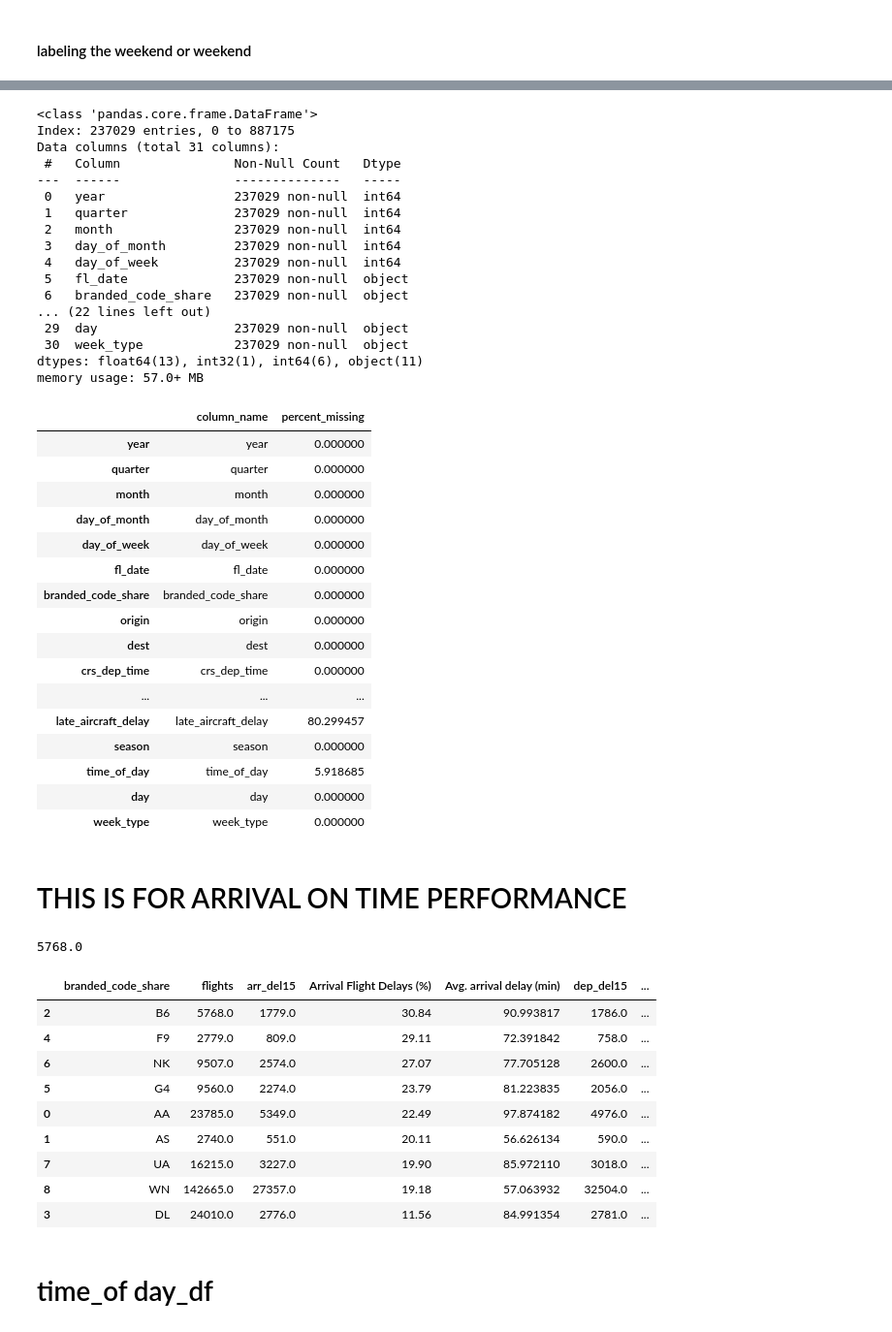
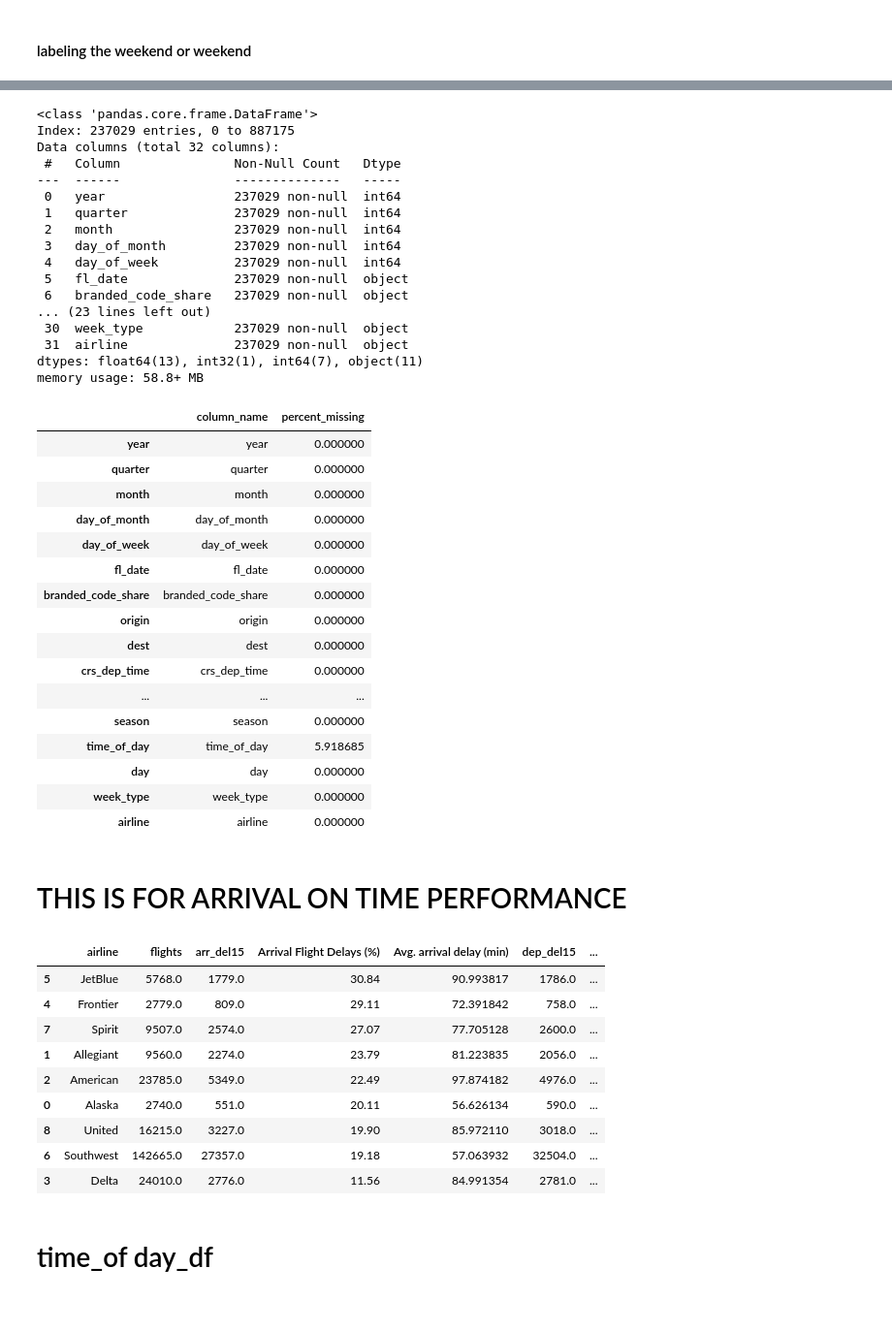
Before and after one commit to jaimreyes/bna-airline-delay-patterns, a Jupyter notebook: airline-delays-arrival.ipynb, the cells around one changed output, grey strips where cells are left out. Shown at 97% size. Drawn from its saved outputs; the diff is of its cells as text; code cells hidden in the pictures.

```diff
--- a/airline-delays-arrival.ipynb
+++ b/airline-delays-arrival.ipynb
@@ -10,7 +10,7 @@ import time
 import os
 from datetime import datetime, date, time
 # %%
-folder_path = "D:\\Jai - NSS\\bna-airline-delay-patterns\\bna-delay-cause"
+folder_path = "D:/Jai - NSS/bna-airline-delay-patterns/bna-delay-cause-files"
 
 # List to store all DataFrames
 all_dfs = []
@@ -290,10 +293,9 @@ time_map = {0: 'Night',
             23:'Evening'}
 
 
-bna_df['crs_arr_time'].tolist()
-bna_df['crs_arr_time'] = bna_df['crs_arr_time'].fillna(0).astype(int)
-bna_df['crs_arr_time'] = bna_df['crs_arr_time']//100
-bna_df['time_of_day'] = bna_df['crs_arr_time'].map(time_map)
+bna_df['arr_time_blk'] = bna_df['arr_time_blk'].astype(str)
+bna_df['arr_time_blk'] = bna_df['arr_time_blk'].str[:2].astype(int)
+bna_df['time_of_day'] = bna_df['arr_time_blk'].map(time_map)
 # %%
 # 1 Monday
 # 2 Tuesday
@@ -342,0 +347,14 @@ bna_df.sample(5)
+# %%
+airline_names ={ 'AA': 'American',
+                    'AS': 'Alaska',
+                    'B6': 'JetBlue',
+                    'DL': 'Delta',
+                    'F9': 'Frontier',
+                    'G4': 'Allegiant',
+                    'HA': 'Hawaiian',
+                    'NK': 'Spirit',
+                    'UA': 'United',
+                    'WN': 'Southwest'}
+
+bna_df['airline'] = bna_df['branded_code_share'].map(airline_names)
+bna_df.sample(5)
@@ -361,7 +387,7 @@ bna_df.info()
 # %% [output]
 <class 'pandas.core.frame.DataFrame'>
 Index: 237029 entries, 0 to 887175
-Data columns (total 31 columns):
+Data columns (total 32 columns):
  #   Column               Non-Null Count   Dtype
 ---  ------               --------------   -----
  0   year                 237029 non-null  int64
@@ -371,11 +397,11 @@ Data columns (total 31 columns):
  4   day_of_week          237029 non-null  int64
  5   fl_date              237029 non-null  object
  6   branded_code_share   237029 non-null  object
-... (22 lines left out)
- 29  day                  237029 non-null  object
+... (23 lines left out)
  30  week_type            237029 non-null  object
-dtypes: float64(13), int32(1), int64(6), object(11)
-memory usage: 57.0+ MB
+ 31  airline              237029 non-null  object
+dtypes: float64(13), int32(1), int64(7), object(11)
+memory usage: 58.8+ MB
 # %%
 percent_missing = bna_df.isnull().sum() * 100 / len(bna_df)
 missing_value_df = pd.DataFrame({'column_name': bna_df.columns,
@@ -394,11 +420,11 @@ missing_value_df
 | dest | dest | 0.000000 |
 | crs_dep_time | crs_dep_time | 0.000000 |
 | ... | ... | ... |
-| late_aircraft_delay | late_aircraft_delay | 80.299457 |
 | season | season | 0.000000 |
 | time_of_day | time_of_day | 5.918685 |
 | day | day | 0.000000 |
 | week_type | week_type | 0.000000 |
+| airline | airline | 0.000000 |
 # %% [markdown]
 # THIS IS FOR ARRIVAL ON TIME PERFORMANCE
 # %%
@@ -407,14 +433,9 @@ bna_df['weather_delay_flight'] = bna_df['weather_delay'].apply(lambda x: 1 if x
 bna_df['nas_delay_flight'] = bna_df['nas_delay'].apply(lambda x: 1 if x > 0 else 0)
 bna_df['security_delay_flight'] = bna_df['security_delay'].apply(lambda x: 1 if x > 0 else 0)
 bna_df['late_aircraft_delay_flight'] = bna_df['late_aircraft_delay'].apply(lambda x: 1 if x > 0 else 0)
-# %%
-jetblue = bna_df[bna_df['branded_code_share'] == 'B6']
-jetblue['flights'].sum()
-# %% [output]
-5768.0
 # %%
 # Aggregate sums by carrier
-carrier_performance_agg = bna_df.groupby('branded_code_share')[['flights',
+carrier_performance_agg = bna_df.groupby('airline')[['flights',
                                                                 'arr_del15',
                                                                 'arr_delay_new',
                                                                 'dep_del15',
@@ -463,44 +484,44 @@ carrier_performance_agg['% delayed due to NAS'] = (carrier_performance_agg['nas_
 
 carrier_performance_agg['% delayed due to security'] = (carrier_performance_agg['security_delay_flight'] /
                                                         flights * 100).round(2)
 
 carrier_performance_agg['% delayed due to late aircraft'] = (carrier_performance_agg['late_aircraft_delay_flight'] /
                                                              flights * 100).round(2)
 
 #Column order
-columns_order = ['branded_code_share',
+columns_order = ['airline',
                     'flights',
                     'arr_del15',
                     'Arrival Flight Delays (%)',
                     'Avg. arrival delay (min)',
                     'dep_del15',
                     'Departure Flight Delays (%)',
                     'Avg. departure delay (min)',
                     'cancelled',
                     '% cancelled',
                     '% diverted',
                     '% delayed due to carrier',
                     '% delayed due to weather',
                     '% delayed due to NAS',
                     '% delayed due to security',
                     '% delayed due to late aircraft']
 
 carrier_performance_agg = carrier_performance_agg[columns_order]
 
 #Sort by arrival and departure delays
 carrier_performance_agg = carrier_performance_agg.sort_values(by=['Arrival Flight Delays (%)', 'Departure Flight Delays (%)'], ascending=[False, False])
 carrier_performance_agg
 # %% [output]
-|  | branded_code_share | flights | arr_del15 | Arrival Flight Delays (%) | Avg. arrival delay (min) | dep_del15 | ... |
-| 2 | B6 | 5768.0 | 1779.0 | 30.84 | 90.993817 | 1786.0 | ... |
-| 4 | F9 | 2779.0 | 809.0 | 29.11 | 72.391842 | 758.0 | ... |
-| 6 | NK | 9507.0 | 2574.0 | 27.07 | 77.705128 | 2600.0 | ... |
-| 5 | G4 | 9560.0 | 2274.0 | 23.79 | 81.223835 | 2056.0 | ... |
-| 0 | AA | 23785.0 | 5349.0 | 22.49 | 97.874182 | 4976.0 | ... |
-| 1 | AS | 2740.0 | 551.0 | 20.11 | 56.626134 | 590.0 | ... |
-| 7 | UA | 16215.0 | 3227.0 | 19.90 | 85.972110 | 3018.0 | ... |
-| 8 | WN | 142665.0 | 27357.0 | 19.18 | 57.063932 | 32504.0 | ... |
-| 3 | DL | 24010.0 | 2776.0 | 11.56 | 84.991354 | 2781.0 | ... |
+|  | airline | flights | arr_del15 | Arrival Flight Delays (%) | Avg. arrival delay (min) | dep_del15 | ... |
+| 5 | JetBlue | 5768.0 | 1779.0 | 30.84 | 90.993817 | 1786.0 | ... |
+| 4 | Frontier | 2779.0 | 809.0 | 29.11 | 72.391842 | 758.0 | ... |
+| 7 | Spirit | 9507.0 | 2574.0 | 27.07 | 77.705128 | 2600.0 | ... |
+| 1 | Allegiant | 9560.0 | 2274.0 | 23.79 | 81.223835 | 2056.0 | ... |
+| 2 | American | 23785.0 | 5349.0 | 22.49 | 97.874182 | 4976.0 | ... |
+| 0 | Alaska | 2740.0 | 551.0 | 20.11 | 56.626134 | 590.0 | ... |
+| 8 | United | 16215.0 | 3227.0 | 19.90 | 85.972110 | 3018.0 | ... |
+| 6 | Southwest | 142665.0 | 27357.0 | 19.18 | 57.063932 | 32504.0 | ... |
+| 3 | Delta | 24010.0 | 2776.0 | 11.56 | 84.991354 | 2781.0 | ... |
 # %% [markdown]
 # time_of day_df
 # %%
```
Also changed, not shown: parts of 15 cells of this notebook, 38 other files.
